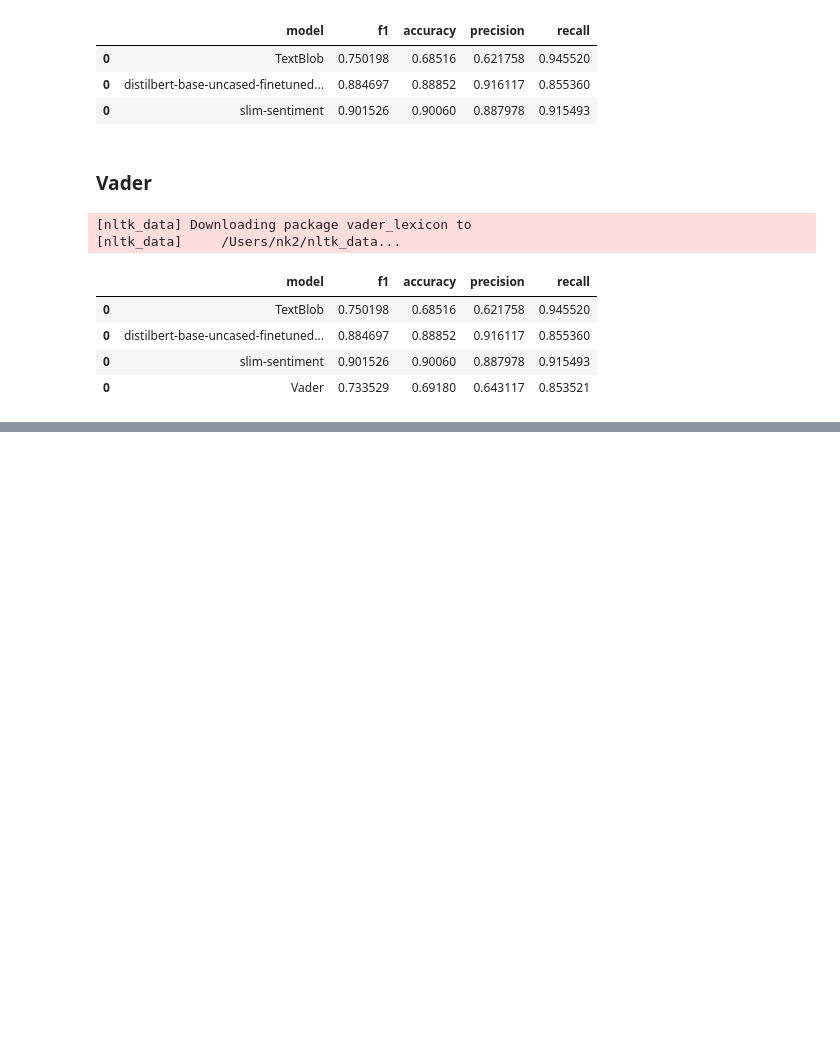
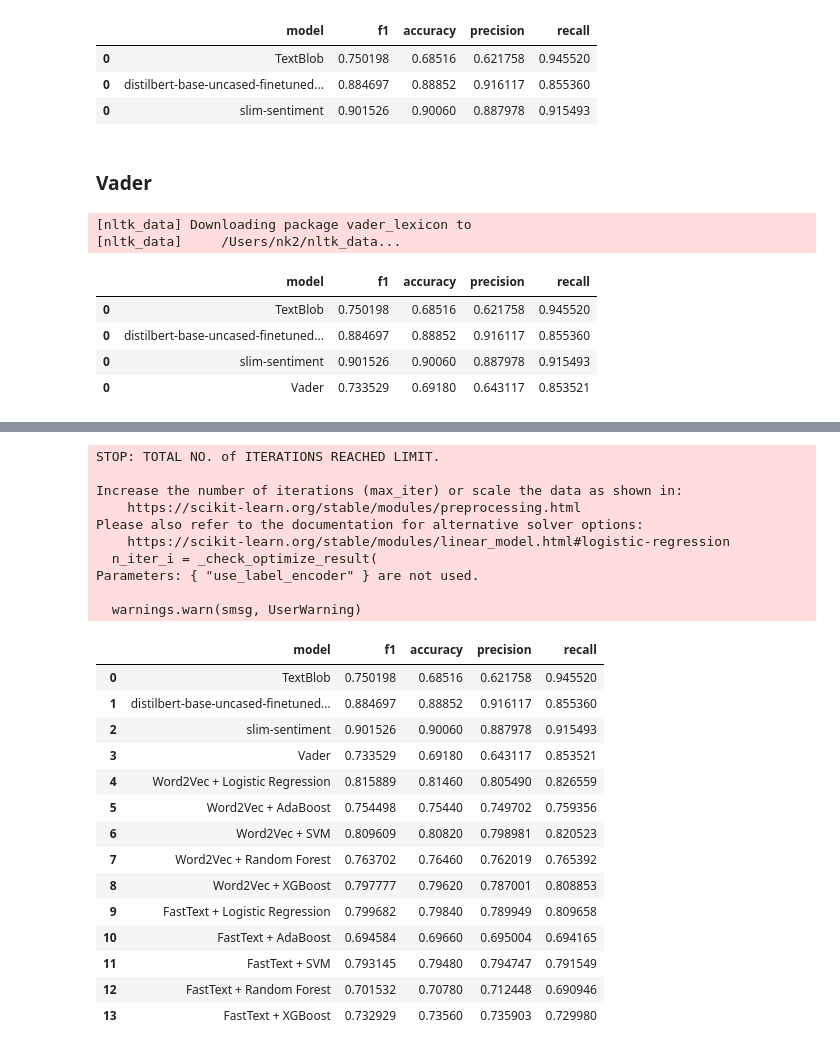
Before and after one commit to grant-TraDA/NLP-2024W, a Jupyter notebook: tutorial-excercises/tutorial 2 - embeddings/js_nk_jz_zl_IMDB.ipynb, the cells around one changed output, grey strips where cells are left out. Cells and saved outputs as stored; diff of their text form; code cells hidden in the pictures; blank space fills up the shorter version.

```diff
--- a/tutorial-excercises/tutorial 2 - embeddings/js_nk_jz_zl_IMDB.ipynb
+++ b/tutorial-excercises/tutorial 2 - embeddings/js_nk_jz_zl_IMDB.ipynb
@@ -248,0 +254,62 @@ model_scores
+# %%
+fasttext_model = FastText(sentences=X_train, vector_size=100, window=5, min_count=1, workers=4)
+
+def vectorize_sentence(sentence, model):
+    valid_words = [word for word in sentence if word in model.wv.key_to_index]
+    if len(valid_words) == 0:
+        return np.zeros(model.vector_size)
+    return np.mean([model.wv[word] for word in valid_words], axis=0)
+
+X_train_vectors = np.array([vectorize_sentence(sentence, fasttext_model) for sentence in X_train])
+X_test_vectors = np.array([vectorize_sentence(sentence, fasttext_model) for sentence in X_test])
+
+classifiers = {
+    "Logistic Regression": LogisticRegression(),
+    "AdaBoost": AdaBoostClassifier(),
+    "SVM": SVC(probability=True),
+    "Random Forest": RandomForestClassifier(),
+    "XGBoost": XGBClassifier(use_label_encoder=False, eval_metric='logloss')
+}
+
+
+for model_name, classifier in classifiers.items():
+    classifier.fit(X_train_vectors, y_train)
+
+    y_pred = classifier.predict(X_test_vectors)
+
+    accuracy = accuracy_score(y_test, y_pred)
+    f1 = f1_score(y_test, y_pred)
+    precision = precision_score(y_test, y_pred)
+    recall = recall_score(y_test, y_pred)
+
+    model_scores = pd.concat([model_scores, pd.DataFrame([[f"FastText + {model_name}", f1, accuracy, precision, recall]],
+                                                         columns=["model", "f1", "accuracy", "precision", "recall"])], ignore_index=True)
+
+
+model_scores
+# %% [output]
+STOP: TOTAL NO. of ITERATIONS REACHED LIMIT.
+
+Increase the number of iterations (max_iter) or scale the data as shown in:
+    https://scikit-learn.org/stable/modules/preprocessing.html
+Please also refer to the documentation for alternative solver options:
+    https://scikit-learn.org/stable/modules/linear_model.html#logistic-regression
+  n_iter_i = _check_optimize_result(
+Parameters: { "use_label_encoder" } are not used.
+
+  warnings.warn(smsg, UserWarning)
+|  | model | f1 | accuracy | precision | recall |
+| 0 | TextBlob | 0.750198 | 0.68516 | 0.621758 | 0.945520 |
+| 1 | distilbert-base-uncased-finetuned... | 0.884697 | 0.88852 | 0.916117 | 0.855360 |
+| 2 | slim-sentiment | 0.901526 | 0.90060 | 0.887978 | 0.915493 |
+| 3 | Vader | 0.733529 | 0.69180 | 0.643117 | 0.853521 |
+| 4 | Word2Vec + Logistic Regression | 0.815889 | 0.81460 | 0.805490 | 0.826559 |
+| 5 | Word2Vec + AdaBoost | 0.754498 | 0.75440 | 0.749702 | 0.759356 |
+| 6 | Word2Vec + SVM | 0.809609 | 0.80820 | 0.798981 | 0.820523 |
+| 7 | Word2Vec + Random Forest | 0.763702 | 0.76460 | 0.762019 | 0.765392 |
+| 8 | Word2Vec + XGBoost | 0.797777 | 0.79620 | 0.787001 | 0.808853 |
+| 9 | FastText + Logistic Regression | 0.799682 | 0.79840 | 0.789949 | 0.809658 |
+| 10 | FastText + AdaBoost | 0.694584 | 0.69660 | 0.695004 | 0.694165 |
+| 11 | FastText + SVM | 0.793145 | 0.79480 | 0.794747 | 0.791549 |
+| 12 | FastText + Random Forest | 0.701532 | 0.70780 | 0.712448 | 0.690946 |
+| 13 | FastText + XGBoost | 0.732929 | 0.73560 | 0.735903 | 0.729980 |
```
Also changed, not shown: parts of 18 cells of this notebook, 1 other file.
